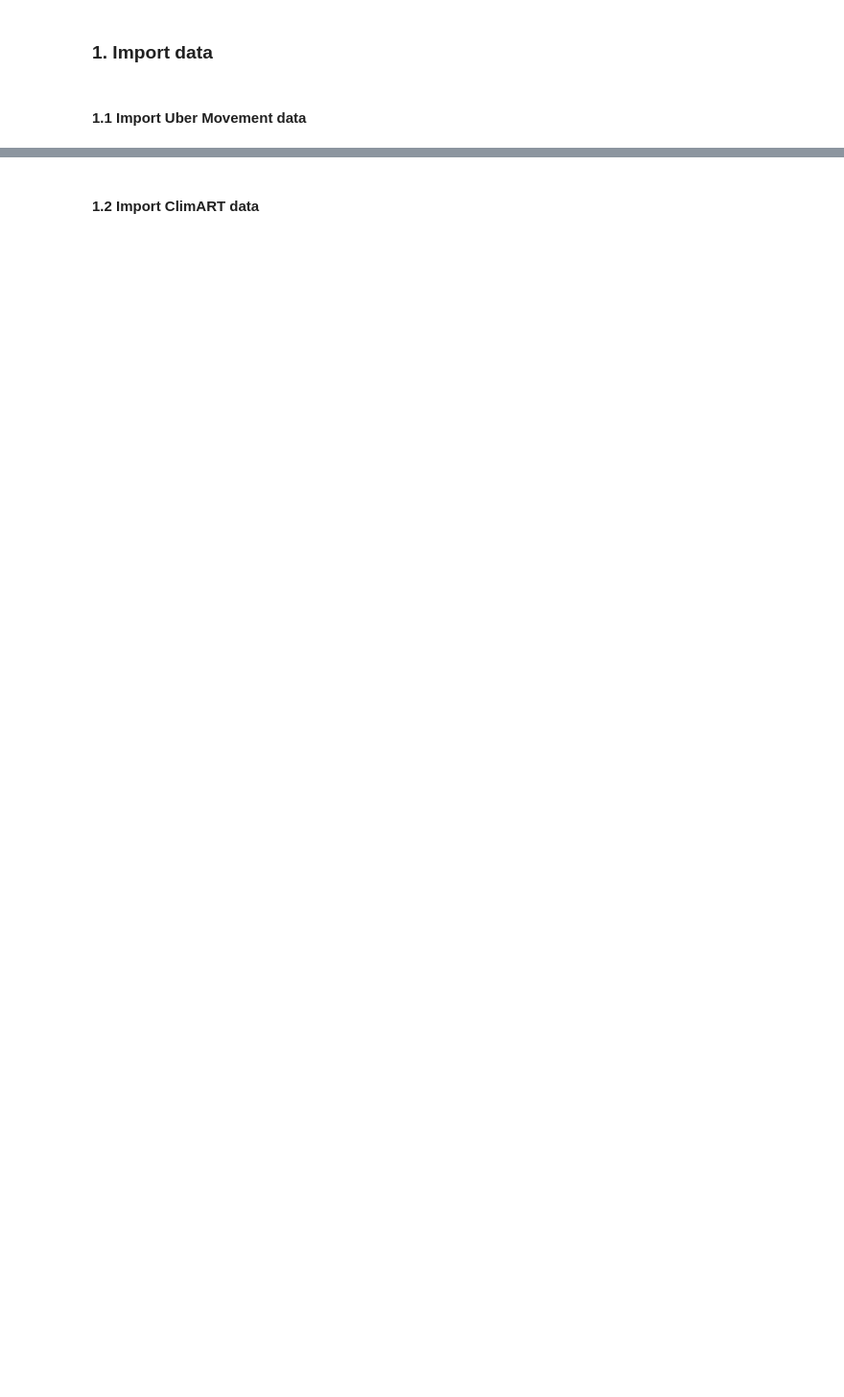
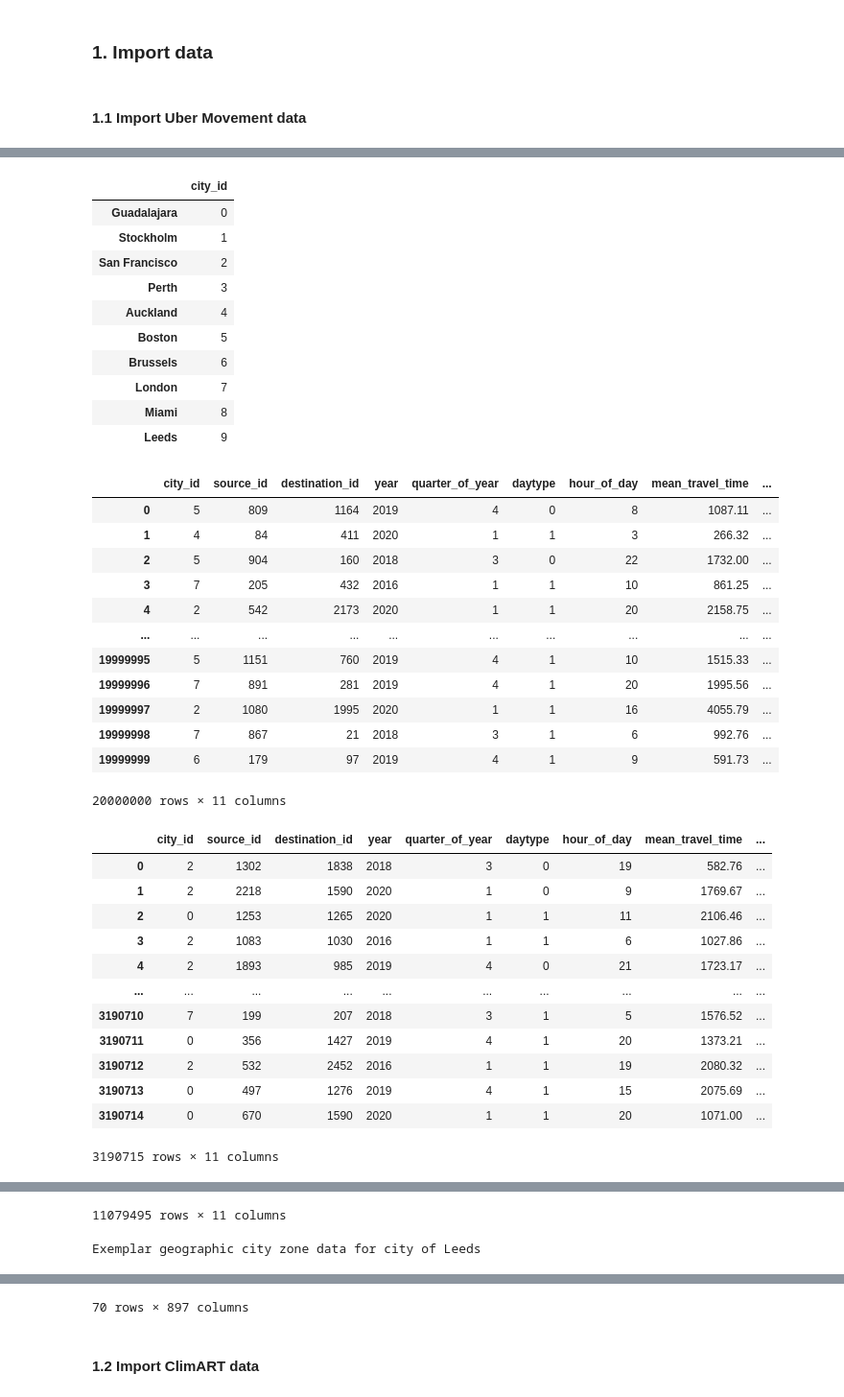
Before and after one commit to ArsamAryandoust/UniversalGNNs, a Jupyter notebook: src/mainArsam.ipynb, the cells around one changed output, grey strips where cells are left out. Shown at 96% size. Drawn from its saved outputs; the diff is of its cells as text; code cells hidden in the pictures; blank space fills up the shorter version.

```diff
--- a/src/mainArsam.ipynb
+++ b/src/mainArsam.ipynb
@@ -25,5 +26,7 @@ import hyper_arsam
 HYPER = hyper_arsam.HyperParameter()
 # %% [markdown]
 ### 1. Import data
+# %%
+datasets = data_arsam.Datasets()
 # %% [markdown]
 #### 1.1 Import Uber Movement data
@@ -167,0 +33,54 @@ Geographic data for city of Leeds
+# %%
+# import Uber Movement data
+datasets.import_ubermovement_sample(HYPER)
+
+# display city name to id mapping
+display(datasets.df_uber_citymapping)
+
+# display train, val and test
+display(datasets.df_uber_train)
+display(datasets.df_uber_val)
+display(datasets.df_uber_test)
+
+# display exemplarly geographic city zone data for last iterated city
+city_name = 'Leeds'
+print('Exemplar geographic city zone data for city of', city_name)
+display(datasets.dict_df_uber_cityzones[city_name])
+# %% [output]
+|  | city_id |
+| Guadalajara | 0 |
+| Stockholm | 1 |
+| San Francisco | 2 |
+| Perth | 3 |
+| Auckland | 4 |
+| Boston | 5 |
+| Brussels | 6 |
+| London | 7 |
+| Miami | 8 |
+| Leeds | 9 |
+|  | city_id | source_id | destination_id | year | quarter_of_year | daytype | hour_of_day | mean_travel_time | ... |
+| 0 | 5 | 809 | 1164 | 2019 | 4 | 0 | 8 | 1087.11 | ... |
+| 1 | 4 | 84 | 411 | 2020 | 1 | 1 | 3 | 266.32 | ... |
+| 2 | 5 | 904 | 160 | 2018 | 3 | 0 | 22 | 1732.00 | ... |
+| 3 | 7 | 205 | 432 | 2016 | 1 | 1 | 10 | 861.25 | ... |
+| 4 | 2 | 542 | 2173 | 2020 | 1 | 1 | 20 | 2158.75 | ... |
+| ... | ... | ... | ... | ... | ... | ... | ... | ... | ... |
+| 19999995 | 5 | 1151 | 760 | 2019 | 4 | 1 | 10 | 1515.33 | ... |
+| 19999996 | 7 | 891 | 281 | 2019 | 4 | 1 | 20 | 1995.56 | ... |
+| 19999997 | 2 | 1080 | 1995 | 2020 | 1 | 1 | 16 | 4055.79 | ... |
+| 19999998 | 7 | 867 | 21 | 2018 | 3 | 1 | 6 | 992.76 | ... |
+| 19999999 | 6 | 179 | 97 | 2019 | 4 | 1 | 9 | 591.73 | ... |
+20000000 rows × 11 columns
+|  | city_id | source_id | destination_id | year | quarter_of_year | daytype | hour_of_day | mean_travel_time | ... |
+| 0 | 2 | 1302 | 1838 | 2018 | 3 | 0 | 19 | 582.76 | ... |
+| 1 | 2 | 2218 | 1590 | 2020 | 1 | 0 | 9 | 1769.67 | ... |
+| 2 | 0 | 1253 | 1265 | 2020 | 1 | 1 | 11 | 2106.46 | ... |
+| 3 | 2 | 1083 | 1030 | 2016 | 1 | 1 | 6 | 1027.86 | ... |
+| 4 | 2 | 1893 | 985 | 2019 | 4 | 0 | 21 | 1723.17 | ... |
+| ... | ... | ... | ... | ... | ... | ... | ... | ... | ... |
+| 3190710 | 7 | 199 | 207 | 2018 | 3 | 1 | 5 | 1576.52 | ... |
+| 3190711 | 0 | 356 | 1427 | 2019 | 4 | 1 | 20 | 1373.21 | ... |
+| 3190712 | 2 | 532 | 2452 | 2016 | 1 | 1 | 19 | 2080.32 | ... |
+| 3190713 | 0 | 497 | 1276 | 2019 | 4 | 1 | 15 | 2075.69 | ... |
+| 3190714 | 0 | 670 | 1590 | 2020 | 1 | 1 | 20 | 1071.00 | ... |
+3190715 rows × 11 columns
@@ -167,0 +99,2 @@ Geographic data for city of Leeds
+11079495 rows × 11 columns
+Exemplar geographic city zone data for city of Leeds
@@ -168,2 +113,3 @@ Geographic data for city of Leeds
+70 rows × 897 columns
 # %% [markdown]
 #### 1.2 Import ClimART data
```
Also changed, not shown: parts of 3 cells of this notebook, 1 other file.
